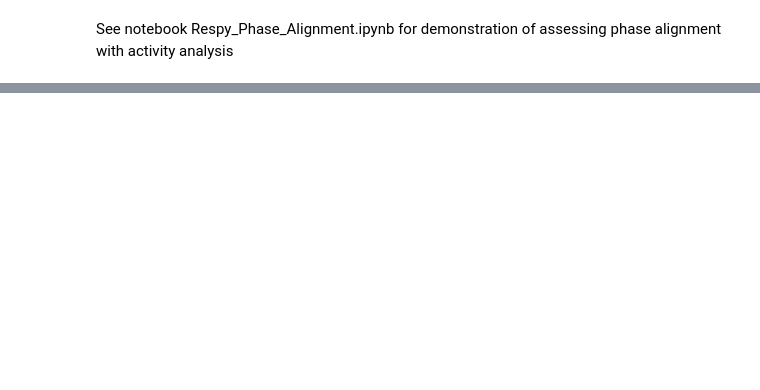
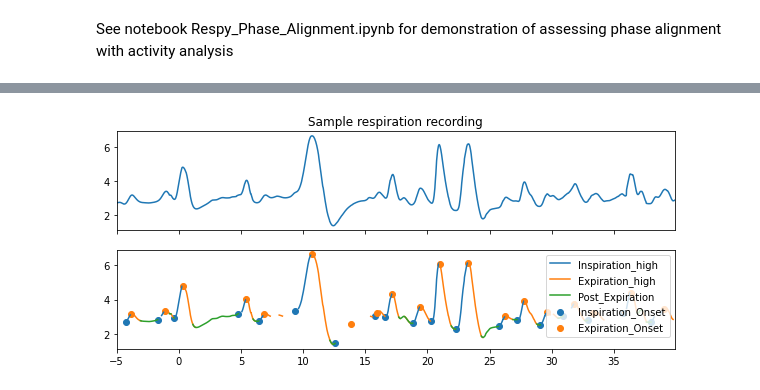
Before and after one commit to finn42/respydemo, a Jupyter notebook: Respy_Intro.ipynb, the cells around one changed output, grey strips where cells are left out. Saved outputs shown, nothing was run; the diff lists cells and outputs as text; code cells hidden in the pictures; blank space fills up the shorter version.

```diff
--- a/Respy_Intro.ipynb
+++ b/Respy_Intro.ipynb
@@ -251,23 +335,0 @@ windows = {'Inspiration_Onset':0.5, 'Expiration_Onset':0.5, 'Inspiration_high':0
-# %%
-respPhases = respy.Resp_phases(sig, 0.7, 0.3)
-fig = plt.figure(figsize=(10,6))
-ax = fig.add_subplot(211)
-sig.plot(ax=ax)
-plt.ylim([-0.185,-0.174])
-plt.xlim([-15,145])
-ax = fig.add_subplot(212)
-# respPhases[Comps].plot(ax=ax)
-CP = respPhases.loc[respPhases['Inspiration_Onset']==1,'Signal']
-ax.scatter(x = CP.index,y = CP.values,label = 'Inspiration_Onset')
-respPhases['Inspiration_high'].plot(ax=ax)
-CP = respPhases.loc[respPhases['Expiration_Onset']==1,'Signal']
-ax.scatter(x = CP.index,y = CP.values,label = 'Expiration_Onset')
-respPhases['Expiration_high'].plot(ax=ax)
-respPhases['Post_Expiration'].plot(ax=ax)
-
-plt.legend()
-plt.xlim([-15,145])
-plt.ylim([-0.185,-0.174])
-plt.savefig('./plots/phase_components_2.png',dpi = 400)
-
-plt.show()
@@ -281,0 +344,24 @@ http://localhost:8888/notebooks/Stavanger/Coordination/Resp_Wrist_coordination.i
+# %%
+df_resp = pd.read_csv(data_loc + 'Violinist_respiration_repeated_performances.csv',index_col = 0)
+# %%
+fig, axs = plt.subplots(2,1, sharex='all',figsize=(10,4))
+ax = axs[0]
+df_resp['VN102_C2'].plot(ax=ax)
+plt.xlim([ df_resp.index[0], df_resp.index[-1]])
+ax.set_title('Sample respiration recording')
+
+ax = axs[1]
+
+CP = respPhases.loc[respPhases['Inspiration_Onset']==1,'Signal']
+ax.scatter(x = CP.index,y = CP.values,label = 'Inspiration_Onset')
+respPhases['Inspiration_high'].plot(ax=ax)
+CP = respPhases.loc[respPhases['Expiration_Onset']==1,'Signal']
+ax.scatter(x = CP.index,y = CP.values,label = 'Expiration_Onset')
+respPhases['Expiration_high'].plot(ax=ax)
+respPhases['Post_Expiration'].plot(ax=ax)
+
+plt.legend()
+plt.savefig('./plots/phase_components_musician.png')
+plt.show()
+# %% [output]
+[figure, added]
```
Also changed, not shown: parts of 36 cells of this notebook, 9 other files.
